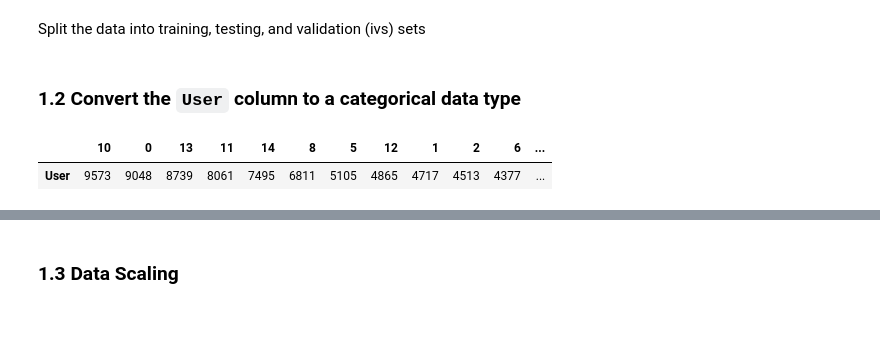
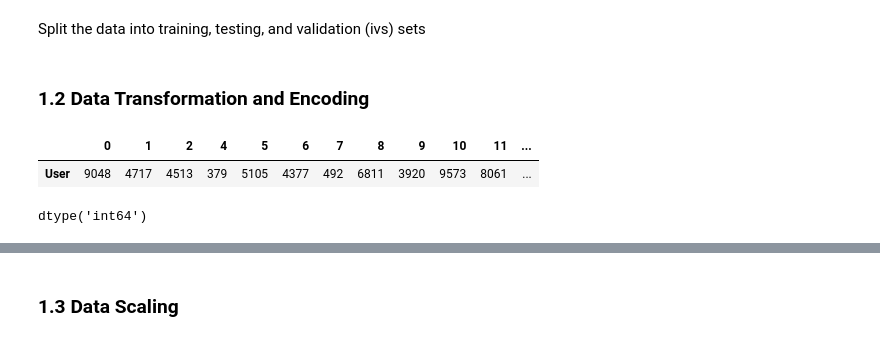
Before and after one commit to AntunesCSR/ML_Group_Projects, a Jupyter notebook: HA2/HA2.ipynb, the cells around one changed output, grey strips where cells are left out. Drawn from its saved outputs; the diff is of its cells as text; code cells hidden in the pictures.

Commit message:
Section 1.2. - Data transformation and encoding

```diff
--- a/HA2/HA2.ipynb
+++ b/HA2/HA2.ipynb
@@ -53,8 +68,9 @@ X_train, X_ivs, y_train, y_ivs = train_test_split(X, y, test_size=0.25, random_s
 X_train, X_test, y_train, y_test = train_test_split(X_train, y_train, test_size=0.25, random_state=42)
-# %% [markdown]
-### 1.2 Convert the `User` column to a categorical data type
+# %% [markdown]
+### 1.2 Data Transformation and Encoding
 # %%
-df['User'].value_counts().to_frame().T
+# Number of instances per user
+df['User'].value_counts().sort_index().to_frame().T
 # %% [output]
-|  | 10 | 0 | 13 | 11 | 14 | 8 | 5 | 12 | 1 | 2 | 6 | ... |
-| User | 9573 | 9048 | 8739 | 8061 | 7495 | 6811 | 5105 | 4865 | 4717 | 4513 | 4377 | ... |
+|  | 0 | 1 | 2 | 4 | 5 | 6 | 7 | 8 | 9 | 10 | 11 | ... |
+| User | 9048 | 4717 | 4513 | 379 | 5105 | 4377 | 492 | 6811 | 3920 | 9573 | 8061 | ... |
@@ -62,0 +77,5 @@ df['User'].value_counts().to_frame().T
+# %%
+# Type of data in column User
+df['User'].dtype
+# %% [output]
+dtype('int64')
```
Also changed, not shown: parts of 6 cells of this notebook.
